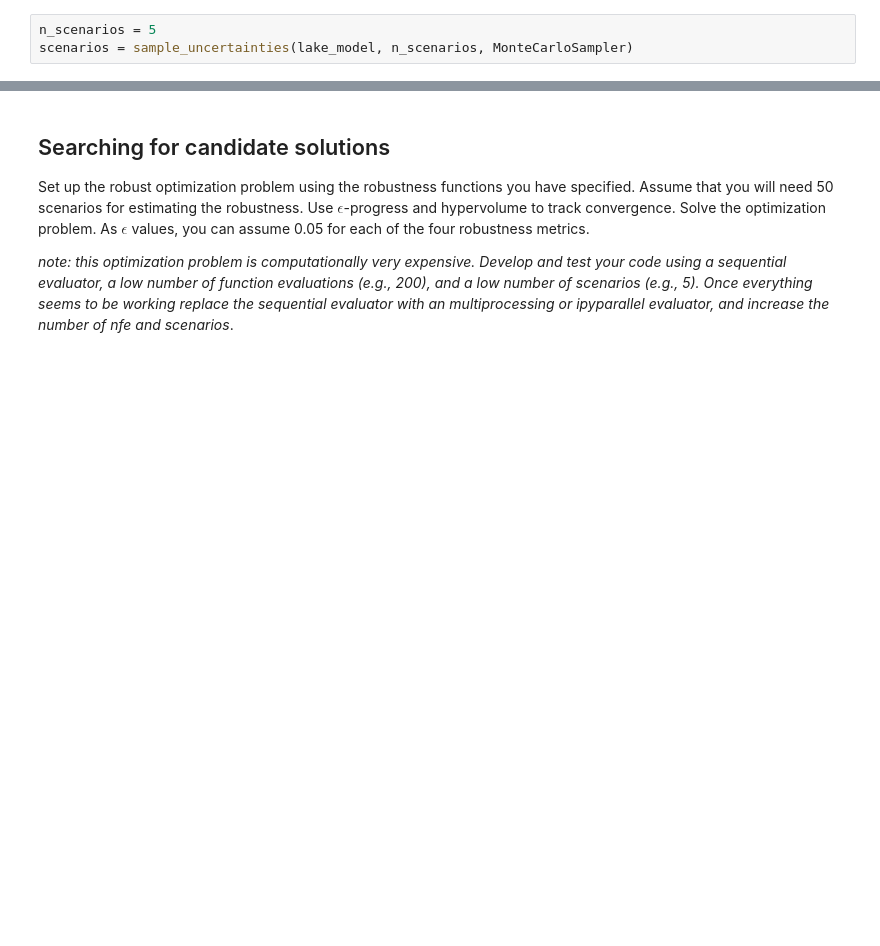
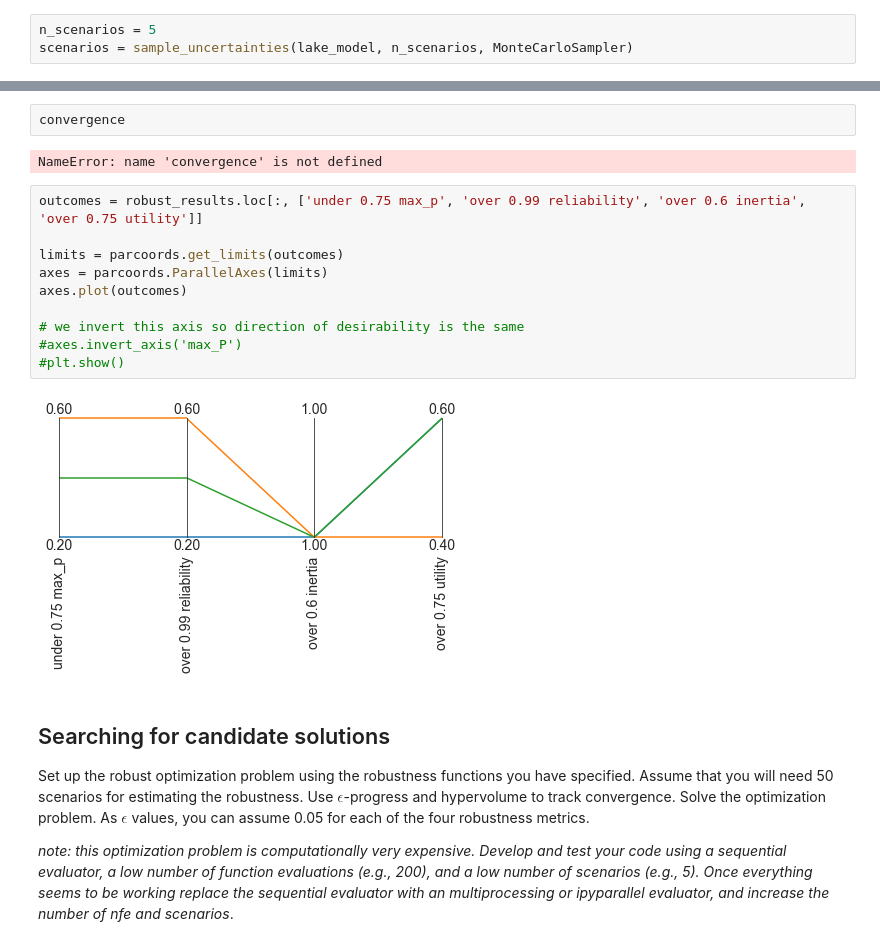
Before and after one commit to herzogrh/EPA1361, a Jupyter notebook: Week 5-6 - robustness and direct search/assignment 10 - MORO.ipynb, the cells around one changed output, grey strips where cells are left out. Saved outputs shown, nothing was run; the diff lists cells and outputs as text; blank space fills up the shorter version.

```diff
--- a/Week 5-6 - robustness and direct search/assignment 10 - MORO.ipynb
+++ b/Week 5-6 - robustness and direct search/assignment 10 - MORO.ipynb
@@ -168,3 +143,19 @@ robust_results
+# %%
+convergence
+# %% [output]
+NameError: name 'convergence' is not defined
+# %%
+outcomes = robust_results.loc[:, ['under 0.75 max_p', 'over 0.99 reliability', 'over 0.6 inertia', 'over 0.75 utility']]
+
+limits = parcoords.get_limits(outcomes)
+axes = parcoords.ParallelAxes(limits)
+axes.plot(outcomes)
+
+# we invert this axis so direction of desirability is the same
+#axes.invert_axis('max_P')
+#plt.show()
+# %% [output]
+[figure, added]
 # %% [markdown]
 ## Searching for candidate solutions
 Set up the robust optimization problem using the robustness functions you have specified. Assume that you will need 50 scenarios for estimating the robustness. Use $\epsilon$-progress and hypervolume to track convergence. Solve the optimization problem. As $\epsilon$ values, you can assume 0.05 for each of the four robustness metrics.
```
Also changed, not shown: parts of 9 cells of this notebook.
